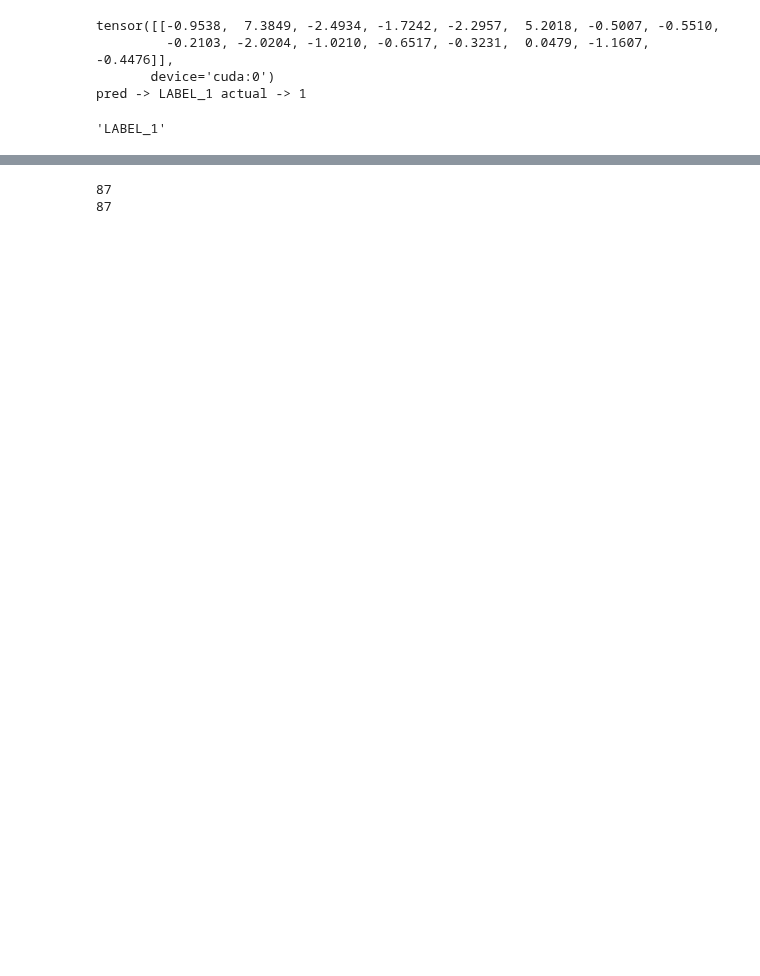
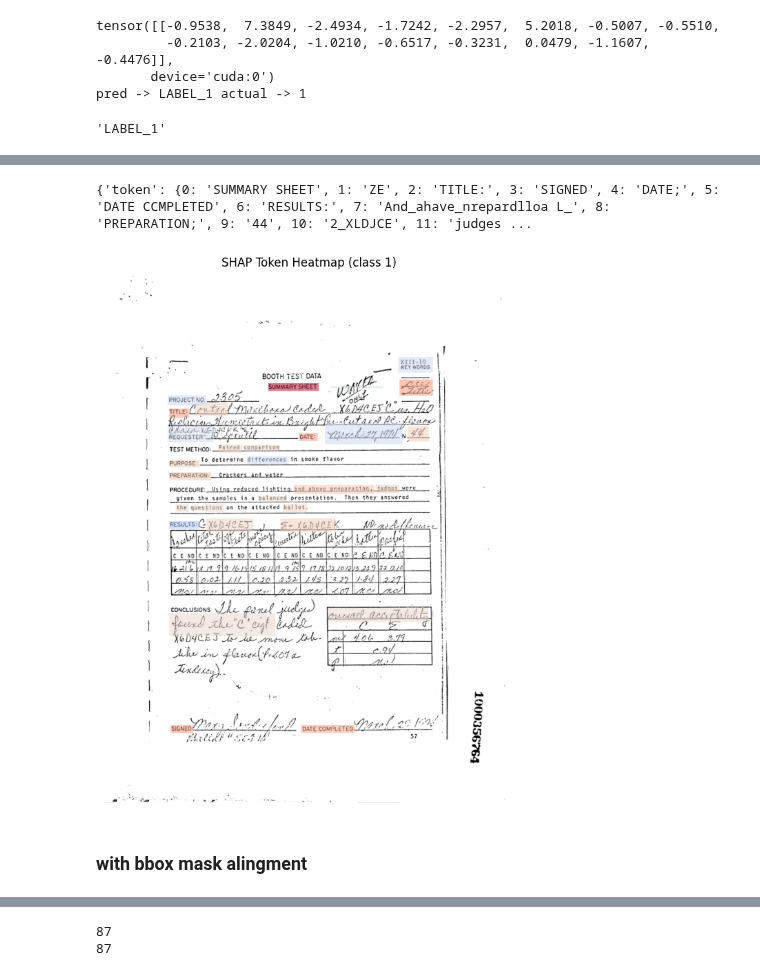
Before and after one commit to adamserag1/Interpretability-for-VRDU-models, a Jupyter notebook: Interpretability Exp/SHAP.ipynb, the cells around one changed output, grey strips where cells are left out. Cells and saved outputs as stored; diff of their text form; code cells hidden in the pictures; blank space fills up the shorter version.

Commit message:
Added stuff, MM-SHAP, do layout

```diff
--- a/Interpretability Exp/SHAP.ipynb
+++ b/Interpretability Exp/SHAP.ipynb
@@ -120,0 +196,12 @@ pred -> LABEL_1 actual -> 1
+# %%
+predict_fn = make_text_predict_fn(model, processor, image, bboxes, words)
+masker = shap.maskers.Text(tokenizer=sentinel_tokenizer,mask_token=processor.tokenizer.mask_token)
+explainer = shap.Explainer(predict_fn,
+                           masker=masker,
+                           algorithm="partition",
+                          outputs=[TARGET])
+
+doc = delimiter.join(words)
+
+text_vals = explainer([doc],max_evals=2000) # 1000
+# shap_values = explainer([[1]*len(words)])
@@ -120,0 +251,56 @@ pred -> LABEL_1 actual -> 1
+# %%
+weights_dict = table.to_dict()
+print(weights_dict)
+# %% [output]
+{'token': {0: 'SUMMARY SHEET', 1: 'ZE', 2: 'TITLE:', 3: 'SIGNED', 4: 'DATE;', 5: 'DATE CCMPLETED', 6: 'RESULTS:', 7: 'And_ahave_nrepardlloa L_', 8: 'PREPARATION;', 9: '44', 10: '2_XLDJCE', 11: 'judges ...
+# %%
+from PIL import ImageDraw, ImageFont
+import matplotlib.pyplot as plt
+import numpy as np
+import matplotlib.cm as cm
+
+def draw_shap_token_heatmap(image, tokens, boxes, shap_values, alpha=0.4, top_k=None):
+    assert len(tokens) == len(boxes) == len(shap_values), "Lengths must match"
+
+    draw = ImageDraw.Draw(image, mode="RGBA")
+
+    # Optionally select top-k tokens
+    if top_k is not None:
+        top_idx = np.argsort(np.abs(shap_values))[-top_k:]
+    else:
+        top_idx = range(len(tokens))
+
+    # Normalize shap_values to [0,1] for colour mapping
+    norm_vals = shap_values[top_idx]
+    norm = np.abs(norm_vals) / (np.max(np.abs(norm_vals)) + 1e-8)
+
+    # Use a colormap: red = negative, blue = positive
+    cmap = cm.get_cmap("coolwarm")  # red-blue diverging
+
+    for i, idx in enumerate(top_idx):
+        box = boxes[idx]
+        score = shap_values[idx]
+        colour = cmap(0.5 + 0.5 * np.sign(score) * norm[i])  # map score to RGB
+        rgba = tuple(int(255 * c) for c in colour[:3]) + (int(255 * alpha),)
+        draw.rectangle(box, fill=rgba)
+
+    return image
+
+tokens = safe_split(doc)                          # your sentinel split
+scores = vals[0].values[:, 1]             # pick a class
+
+assert len(tokens) == len(bboxes) == len(scores)  # always validate
+
+highlighted_image = draw_shap_token_heatmap(
+    image.copy(), tokens, bboxes, scores, alpha=0.5, top_k=30
+)
+
+plt.figure(figsize=(12, 10))
+plt.imshow(highlighted_image)
+plt.axis('off')
+plt.title(f"SHAP Token Heatmap (class {1})")
+plt.show()
+# %% [output]
+[figure, added]
+# %% [markdown]
+### with bbox mask alingment
```
Also changed, not shown: parts of 39 cells of this notebook.
